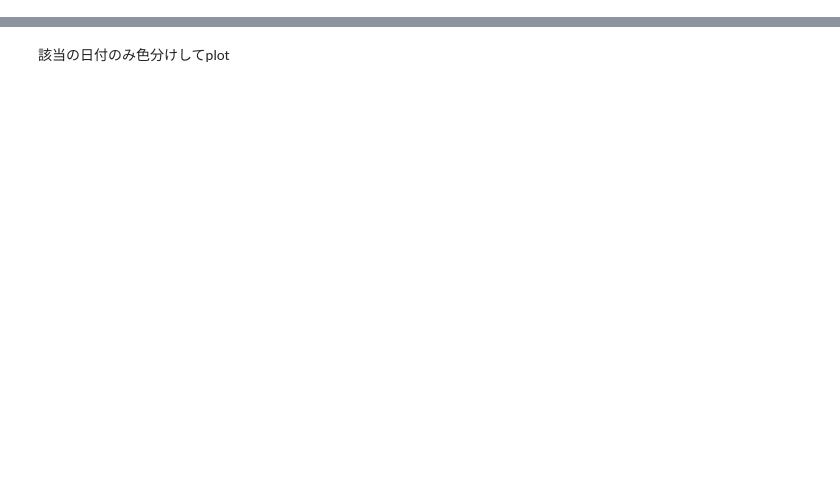
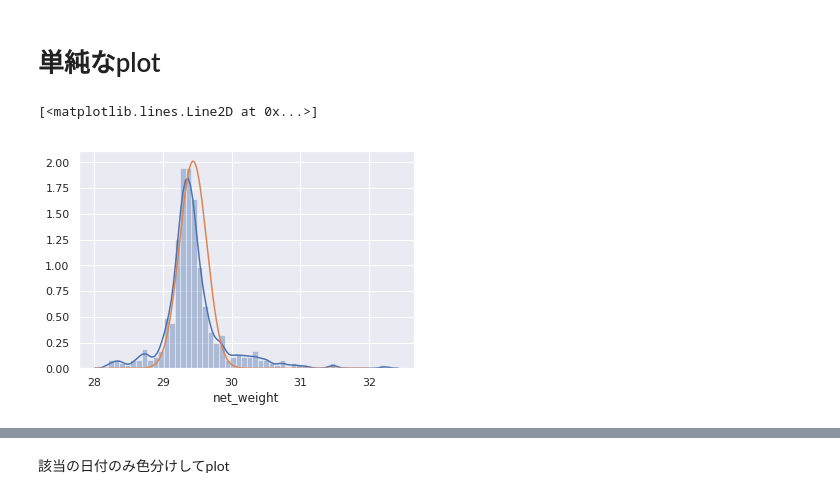
Before and after one commit to tok41/choco-ball-statistics, a Jupyter notebook: analysis/jupyter/plot_weight_dist.ipynb, the cells around one changed output, grey strips where cells are left out. Cells and saved outputs as stored; diff of their text form; code cells hidden in the pictures; blank space fills up the shorter version.

```diff
--- a/analysis/jupyter/plot_weight_dist.ipynb
+++ b/analysis/jupyter/plot_weight_dist.ipynb
@@ -18,0 +16,2 @@ load data
+# %%
+sns.set()
@@ -19,5 +20,6 @@ load data
 # %%
-data = cu.get_data(db_file='../../data/choco-ball.db', filter_str="taste in (0)")
-print(data.shape)
+data = cu.get_data(db_file='../..//data/choco-ball.db', filter_str="taste is not 10")
+data = data.drop(columns=['factory'])
+#data.head()
 # %% [output]
 SELECT measure_date, best_before, prd_number, weight, box_weight, ball_number, factory, shop, angel, campaign, taste, buyer, (weight - box_weight), (weight - box_weight)/ball_number FROM measurement W ...
@@ -27,0 +27,5 @@ plot
+# %%
+tastes = pd.read_csv('../../data/choco_tastes.csv')
+#tastes.head()
+# %%
+data = pd.merge(data, tastes, left_on='taste', right_on='id')
@@ -27,0 +52,15 @@ plot
+# %% [markdown]
+# 単純なplot
+# %%
+data_peanut = data[data.name_en == 'peanut']
+
+sns.distplot(data_peanut.net_weight)
+
+var_ml = np.var(data_peanut.net_weight)
+mu_ml = np.mean(data_peanut.net_weight)
+xs = np.linspace(28, 32, 1000)
+p = list(map(lambda x:stats.norm.pdf(x, loc=mu_ml, scale=var_ml), xs))
+plt.plot(xs, p)
+# %% [output]
+[<matplotlib.lines.Line2D at 0x...>]
+[figure, added]
```
Also changed, not shown: parts of 10 cells of this notebook.
